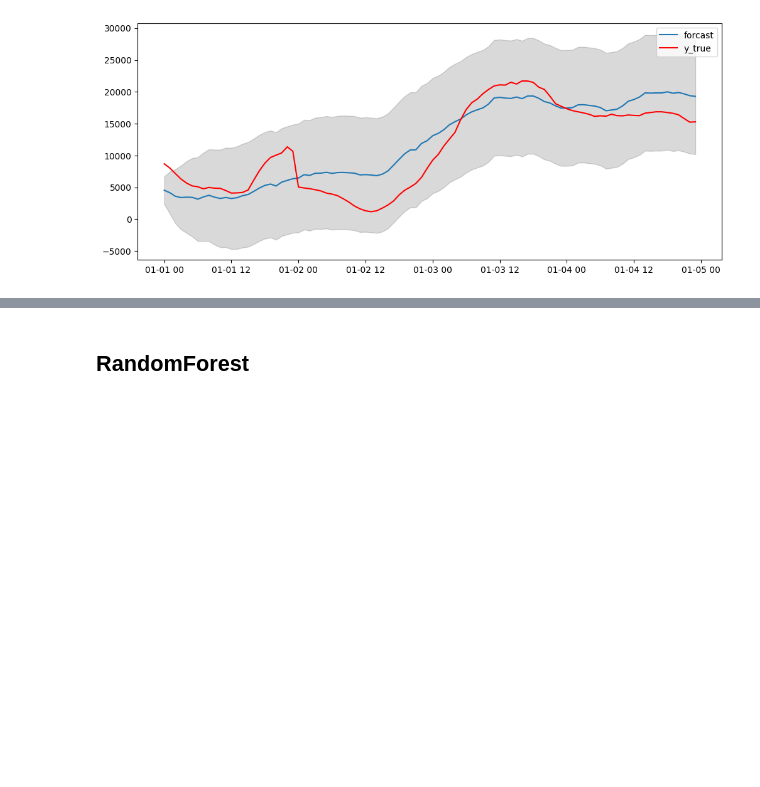
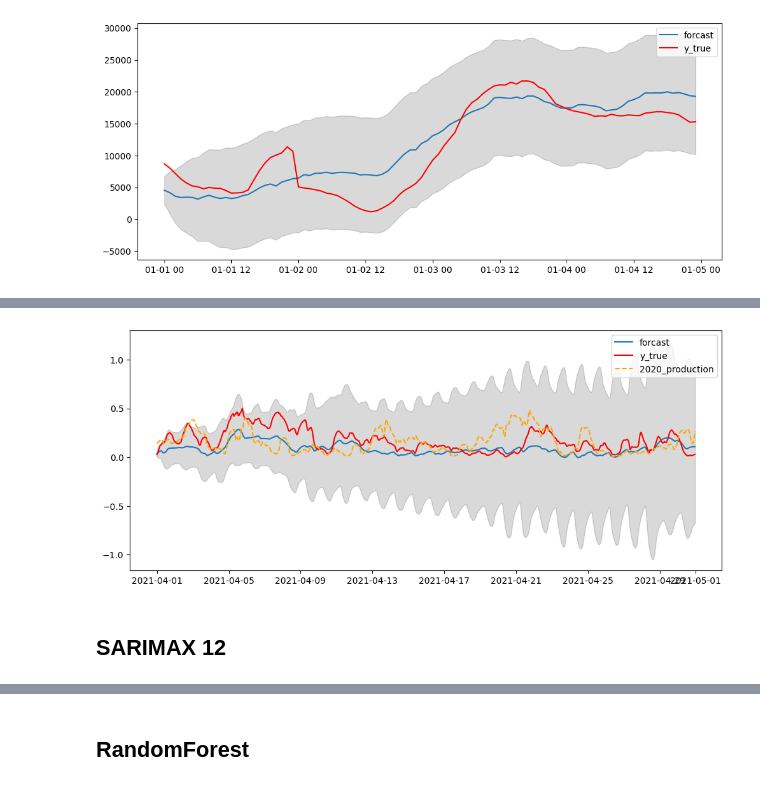
Before and after one commit to HaukeFock/predict_energy_generation, a Jupyter notebook: notebooks/rodrigo_sarimax.ipynb, the cells around one changed output, grey strips where cells are left out. Saved outputs shown, nothing was run; the diff lists cells and outputs as text; code cells hidden in the pictures; blank space fills up the shorter version.

```diff
--- a/notebooks/rodrigo_sarimax.ipynb
+++ b/notebooks/rodrigo_sarimax.ipynb
@@ -1309,0 +1393,14 @@ plt.legend();
+# %%
+plt.figure(figsize=(12,5), dpi=100)
+plt.plot(central, label='forcast')
+plt.plot(y_test, c='r', label='y_true')
+plt.fill_between(lower.index,
+                 lower,
+                 upper,
+                 color='k', alpha=.15)
+plt.plot(lower.index, target_pipe.transform(target_df.loc['2020-4-1':'2020-4-30'].values.reshape(-1, 1)), ls='--', c='orange', label='2020_production')
+plt.legend();
+# %% [output]
+[figure, added]
+# %% [markdown]
+## SARIMAX 12
```
Also changed, not shown: parts of 32 cells of this notebook, 1 other file.
